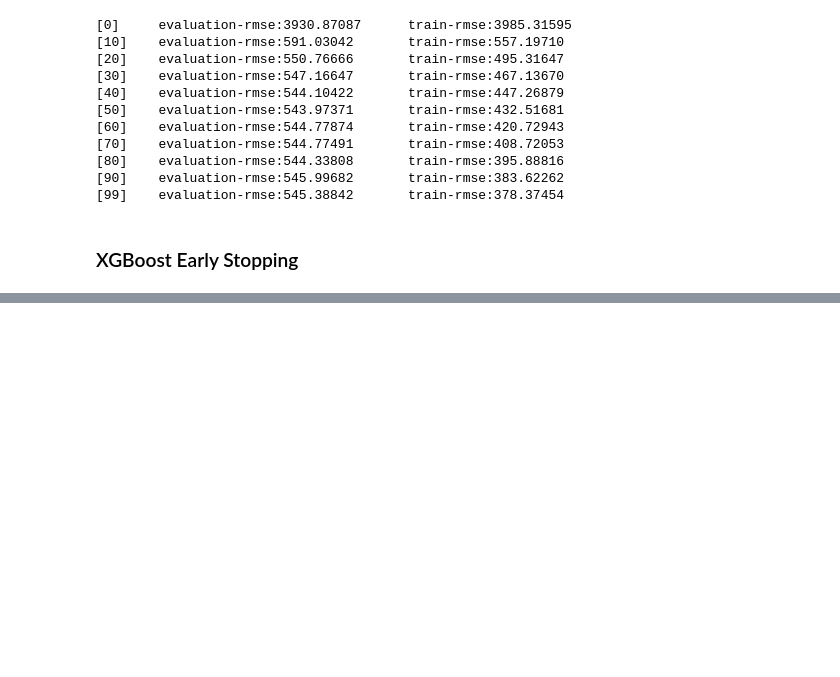
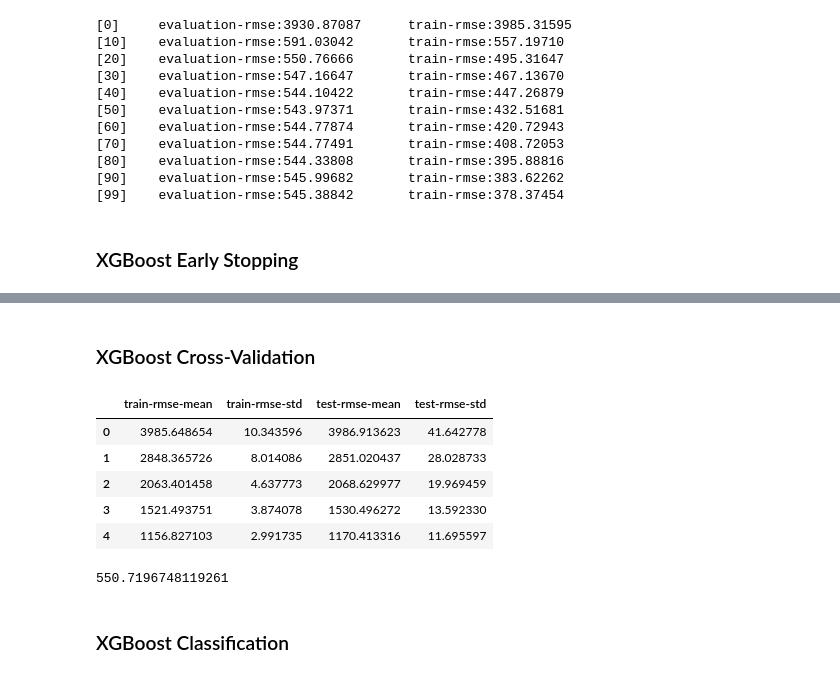
Before and after one commit to Njaramba-Riri/XG-Boost, a Jupyter notebook: Untitled.ipynb, the cells around one changed output, grey strips where cells are left out. Drawn from its saved outputs; the diff is of its cells as text; code cells hidden in the pictures; blank space fills up the shorter version.

```diff
--- a/Untitled.ipynb
+++ b/Untitled.ipynb
@@ -243,0 +236,21 @@ model=xgb.train(
+# %%
+#using the early_stopping_rounds
+
+n=10000
+
+model=xgb.train(
+
+    params=params,
+
+    dtrain=dtrain_reg,
+
+    num_boost_round=n,
+
+    evals=evals,
+
+    verbose_eval=500,
+
+    #activate early stopping
+
+    early_stopping_rounds=50
+)
@@ -243,0 +275,35 @@ model=xgb.train(
+# %% [markdown]
+### XGBoost Cross-Validation
+# %%
+params={"objective":"reg:squarederror",
+       "tree_method":"hist"}
+
+n=1000
+
+results=xgb.cv(
+
+    params, dtrain_reg,
+
+    num_boost_round=n,
+
+    nfold=5,
+
+    early_stopping_rounds=20
+)
+# %%
+results.head()
+# %% [output]
+|  | train-rmse-mean | train-rmse-std | test-rmse-mean | test-rmse-std |
+| 0 | 3985.648654 | 10.343596 | 3986.913623 | 41.642778 |
+| 1 | 2848.365726 | 8.014086 | 2851.020437 | 28.028733 |
+| 2 | 2063.401458 | 4.637773 | 2068.629977 | 19.969459 |
+| 3 | 1521.493751 | 3.874078 | 1530.496272 | 13.592330 |
+| 4 | 1156.827103 | 2.991735 | 1170.413316 | 11.695597 |
+# %%
+best_rmse = results['test-rmse-mean'].min()
+
+best_rmse
+# %% [output]
+550.7196748119261
+# %% [markdown]
+### XGBoost Classification
```
Also changed, not shown: parts of 6 cells of this notebook.
